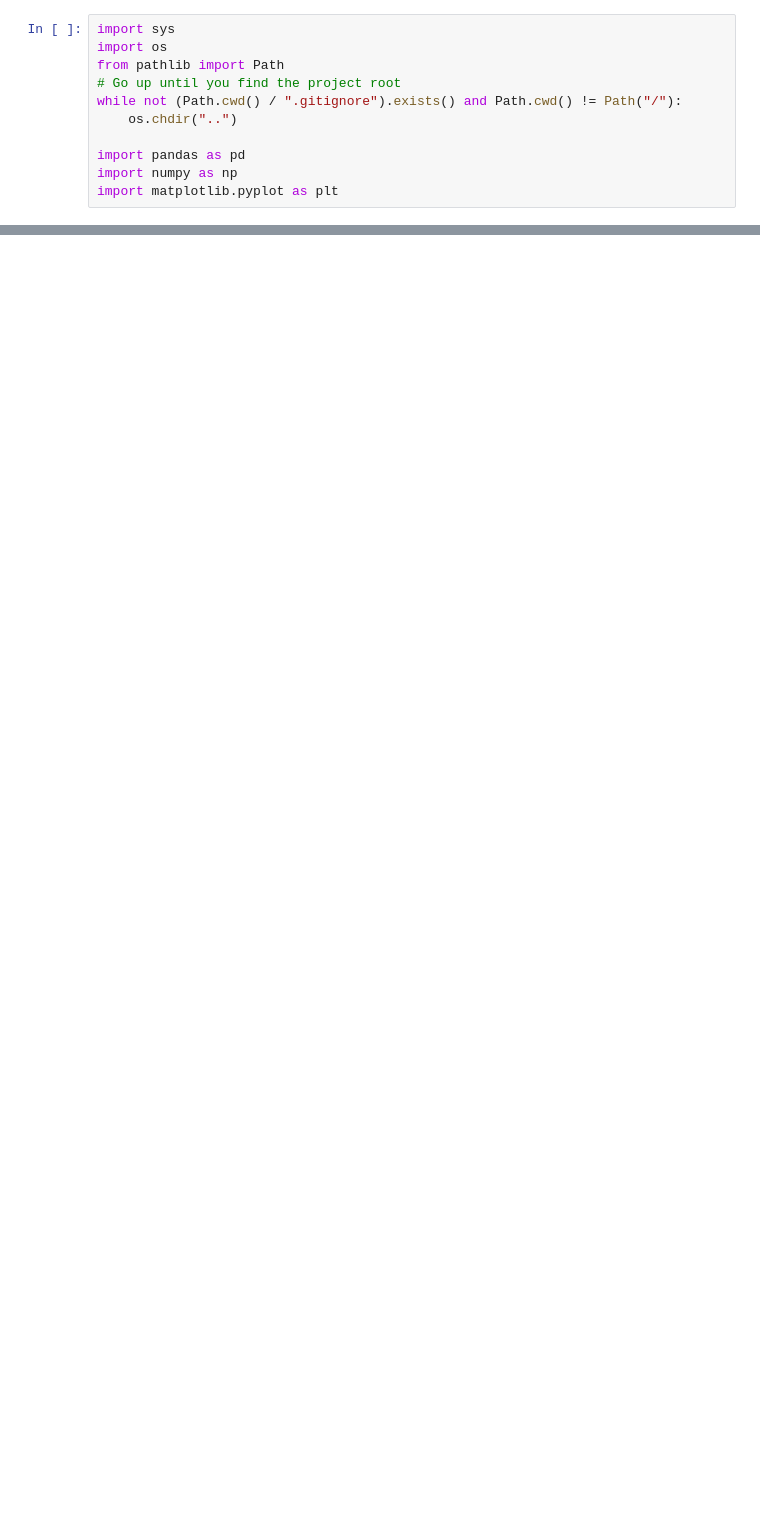
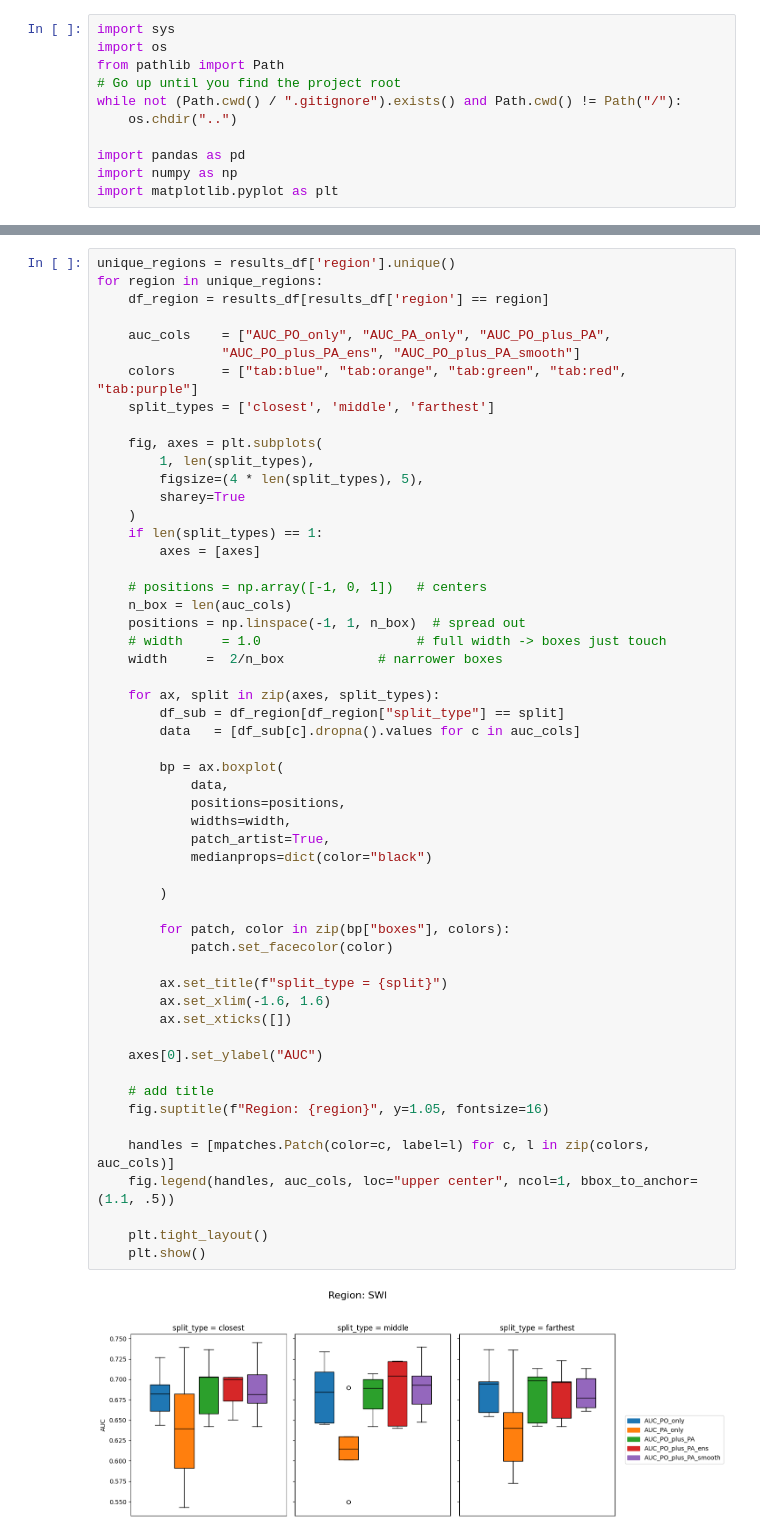
Before and after one commit to pabloubilla/data-integration-sdm, a Jupyter notebook: notebooks/05_dataintg_analysis.ipynb, the cells around one changed output, grey strips where cells are left out. Drawn from its saved outputs; the diff is of its cells as text; blank space fills up the shorter version.

```diff
--- a/notebooks/05_dataintg_analysis.ipynb
+++ b/notebooks/05_dataintg_analysis.ipynb
@@ -46,3 +114,59 @@ dtype: float64
+# %%
+unique_regions = results_df['region'].unique()
+for region in unique_regions:
+    df_region = results_df[results_df['region'] == region]
+
+    auc_cols    = ["AUC_PO_only", "AUC_PA_only", "AUC_PO_plus_PA",
+                "AUC_PO_plus_PA_ens", "AUC_PO_plus_PA_smooth"]
+    colors      = ["tab:blue", "tab:orange", "tab:green", "tab:red", "tab:purple"]
+    split_types = ['closest', 'middle', 'farthest']
+
+    fig, axes = plt.subplots(
+        1, len(split_types),
+        figsize=(4 * len(split_types), 5),
+        sharey=True
+    )
+    if len(split_types) == 1:
+        axes = [axes]
+
+    # positions = np.array([-1, 0, 1])   # centers
+    n_box = len(auc_cols)
+    positions = np.linspace(-1, 1, n_box)  # spread out
+    # width     = 1.0                    # full width -> boxes just touch
+    width     =  2/n_box            # narrower boxes
+
+    for ax, split in zip(axes, split_types):
+        df_sub = df_region[df_region["split_type"] == split]
+        data   = [df_sub[c].dropna().values for c in auc_cols]
+
+        bp = ax.boxplot(
+            data,
+            positions=positions,
+            widths=width,
+            patch_artist=True,
+            medianprops=dict(color="black")
+
+        )
+
+        for patch, color in zip(bp["boxes"], colors):
+            patch.set_facecolor(color)
+
+        ax.set_title(f"split_type = {split}")
+        ax.set_xlim(-1.6, 1.6)
+        ax.set_xticks([])
+
+    axes[0].set_ylabel("AUC")
+
+    # add title
+    fig.suptitle(f"Region: {region}", y=1.05, fontsize=16)
+
+    handles = [mpatches.Patch(color=c, label=l) for c, l in zip(colors, auc_cols)]
+    fig.legend(handles, auc_cols, loc="upper center", ncol=1, bbox_to_anchor=(1.1, .5))
+
+    plt.tight_layout()
+    plt.show()
+# %% [output]
+[figure, added]
 # %%
 results_df.sort_values(by = 'train_test_dist').plot(
     x="train_test_dist",
```
Also changed, not shown: parts of 9 cells of this notebook, 2 other files.
